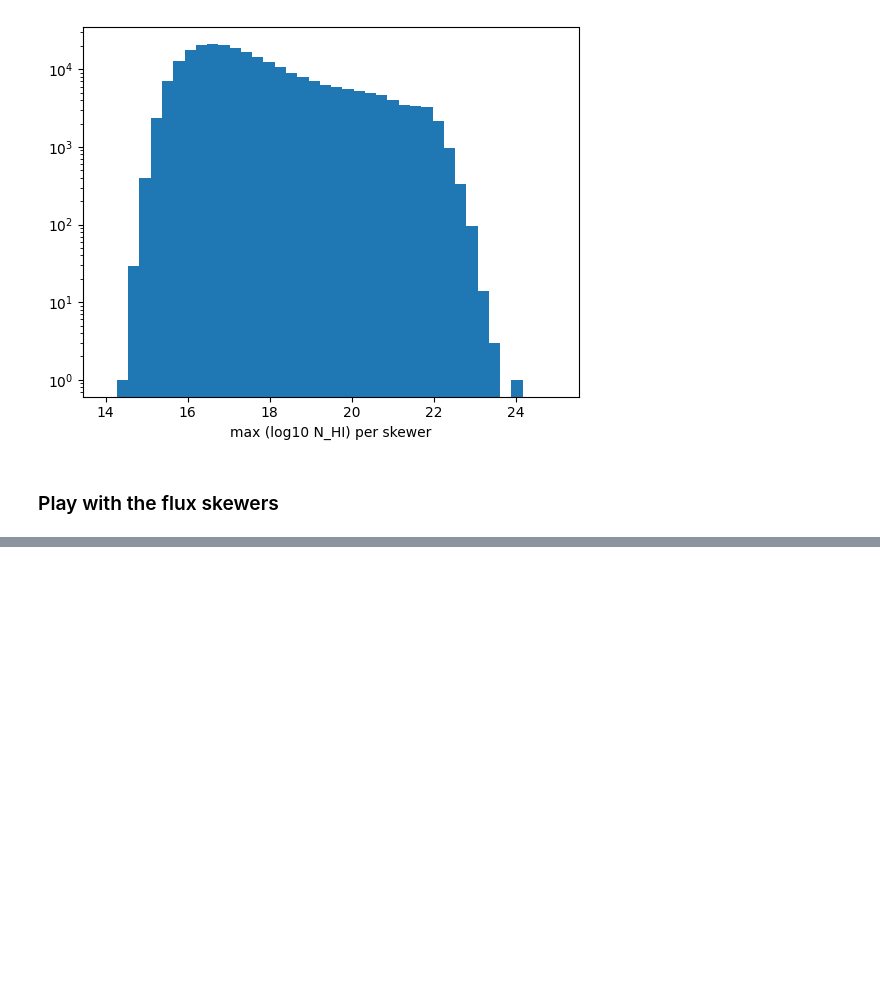
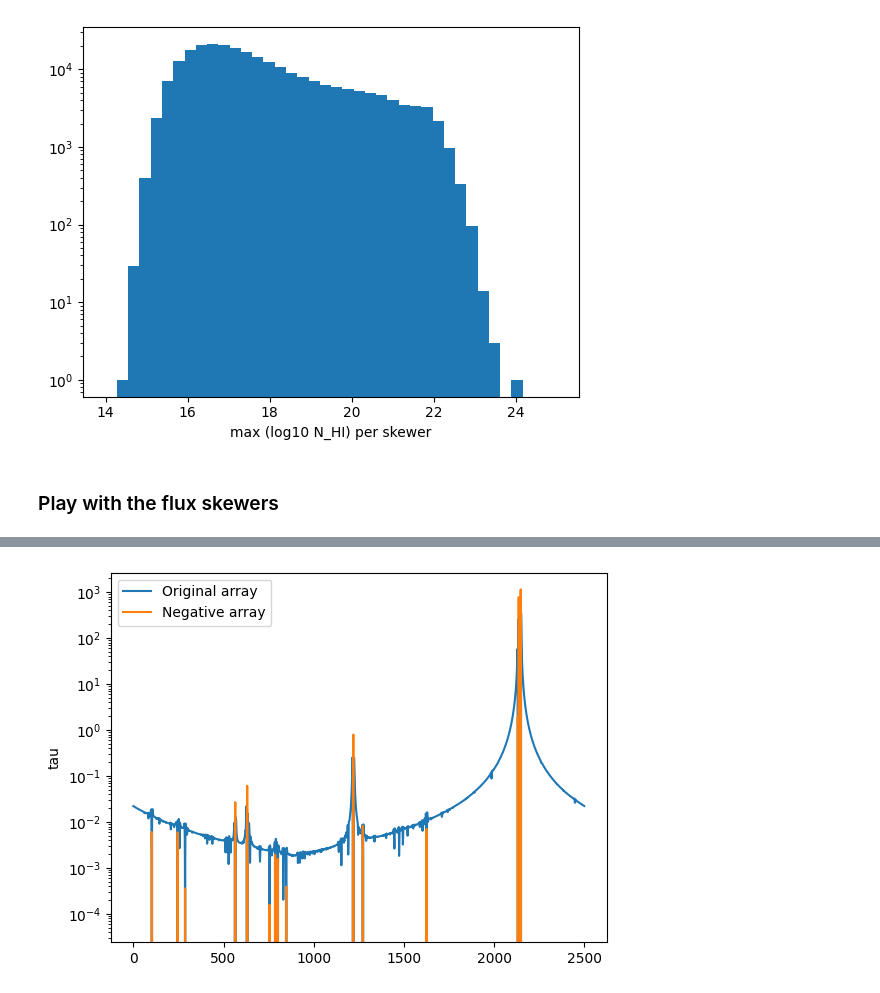
Before and after one commit to andreufont/astrid_hcd, a Jupyter notebook: read_spectra.ipynb, the cells around one changed output, grey strips where cells are left out. Cells and saved outputs as stored; diff of their text form; code cells hidden in the pictures; blank space fills up the shorter version.

```diff
--- a/read_spectra.ipynb
+++ b/read_spectra.ipynb
@@ -152,0 +157,14 @@ plt.ylabel('F');
+# %%
+#compute the absorption caused by the Lorentzian component
+tau_hcd=tau_on-tau_off
+# %%
+# plot the different contributions for an interesting skewer
+new_tau=np.copy(tau_hcd[plot_isk])
+# %%
+# plot the skewer with and without self-shielding
+plt.semilogy(new_tau,label='Original array')
+plt.semilogy(-new_tau,label='Negative array')
+plt.ylabel('tau')
+plt.legend();
+# %% [output]
+[figure, added]
```
Also changed, not shown: parts of 18 cells of this notebook.
